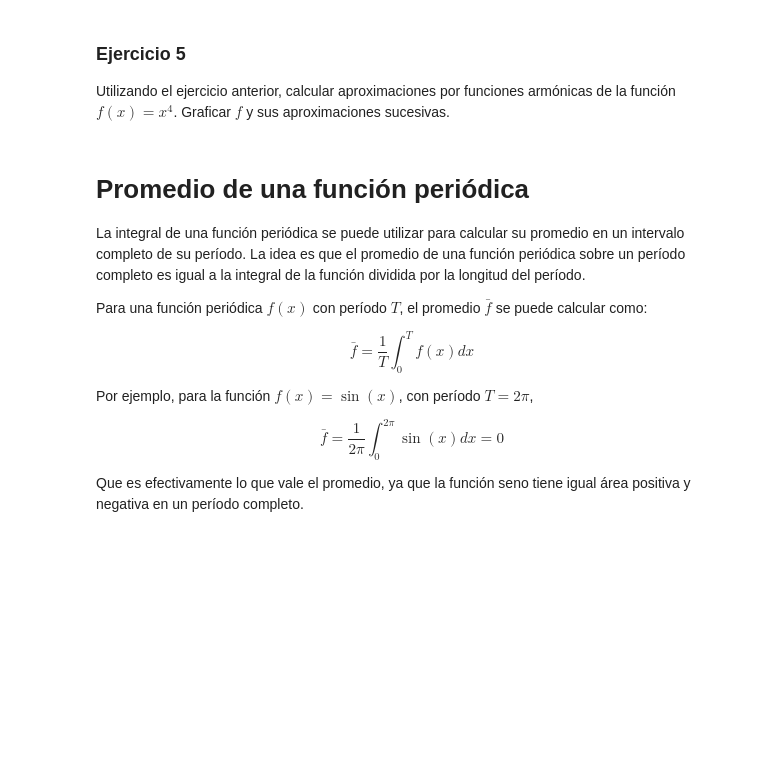
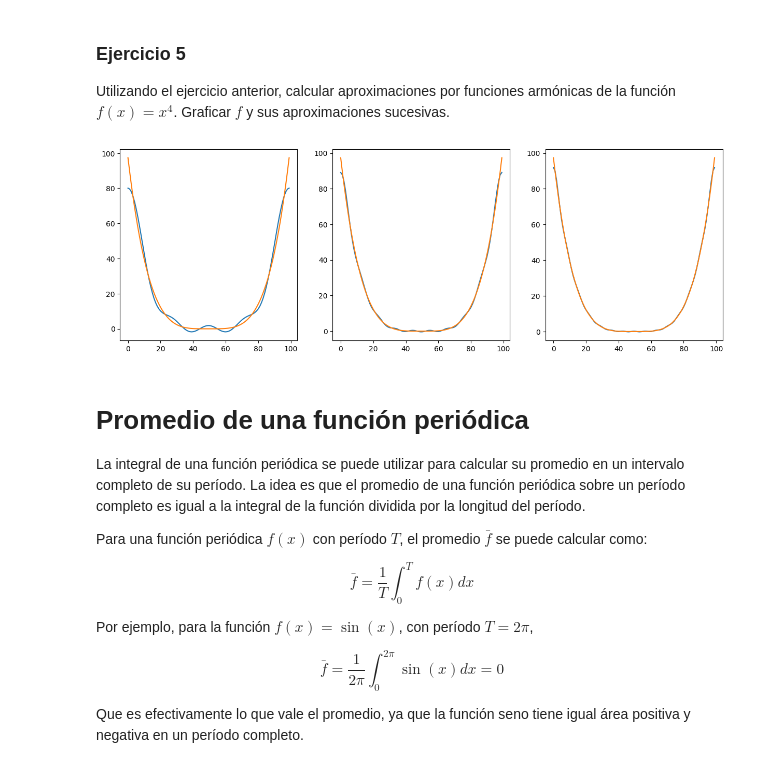
Before and after one commit to fabroo/modelado_continuo, a Jupyter notebook: Colabs/nb07_Fourier.ipynb, the cells around one changed output. Cells and saved outputs as stored; diff of their text form; code cells hidden in the pictures; blank space fills up the shorter version.

```diff
--- a/Colabs/nb07_Fourier.ipynb
+++ b/Colabs/nb07_Fourier.ipynb
@@ -451,3 +472,25 @@ Implementar una función que compute mediante integración numérica, usando `np
+# %%
+def coeficientes_fourier(f, N, a, b):
+    a_n = []
+    b_n = []
+    for n in range(N):
+        # Calcular coeficiente a_n (para coseno)
+        f_a = lambda x: f(x) * np.cos(n * x)
+        X = np.linspace(a, b, 1000)
+        integral_a = np.trapz(f_a(X), X) * (2 / (b - a))
+        a_n.append(integral_a)
+
+        # Calcular coeficiente b_n (para seno)
+        f_b = lambda x: f(x) * np.sin(n * x)
+        integral_b = np.trapz(f_b(X), X) * (2 / (b - a))
+        b_n.append(integral_b)
+
+    return a_n, b_n
+
+f = lambda x: x**4
+N = 10
+a = -1 * np.pi
+b = np.pi
 # %% [markdown]
 ### Ejercicio 5
 
@@ -457,3 +498,25 @@ Utilizando el ejercicio anterior, calcular aproximaciones por funciones armónic
+# %%
+a_n, b_n = coeficientes_fourier(f, N, a, b)
+def f_hat(x):
+    f_aprox = a_n[0] / 2
+    for i in range(1, len(a_n)):
+        f_aprox += a_n[i] * np.cos(i * x) + b_n[i] * np.sin(i * x)
+
+    return f_aprox
+# %%
+fig, ax = plt.subplots(1, 3)
+fig.set_figwidth(15)
+
+x_cuarta = lambda x: x**4
+X = np.linspace(-np.pi, np.pi, 100)
+
+for i in range(3):
+  N = 5 * (i+1)
+  a_n, b_n = coeficientes_fourier(f, N, a, b)
+  ax[i].plot(f_hat(X))
+  ax[i].plot(x_cuarta(X))
+# %% [output]
+[figure, added]
 # %% [markdown]
 # Promedio de una función periódica
 
```
Also changed, not shown: parts of 3 cells of this notebook.
